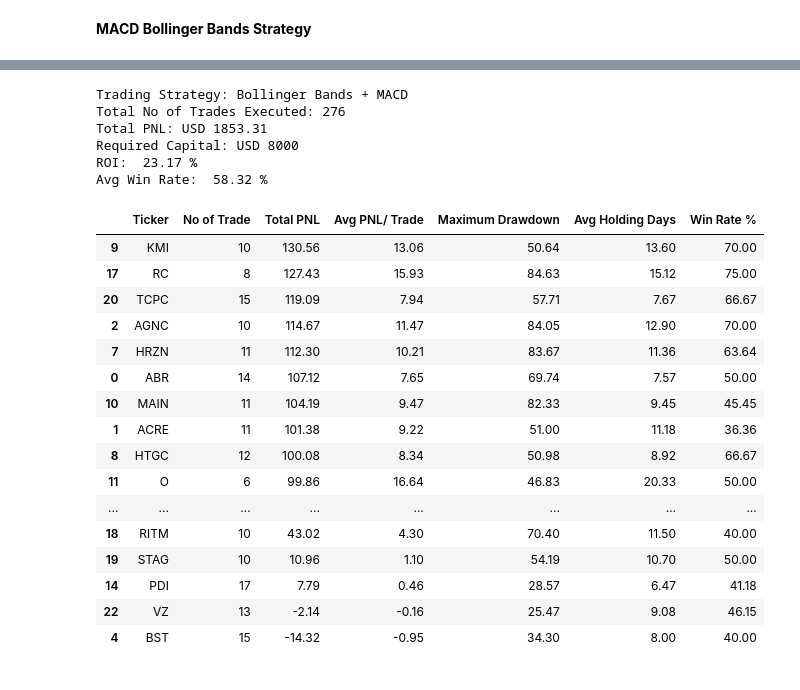
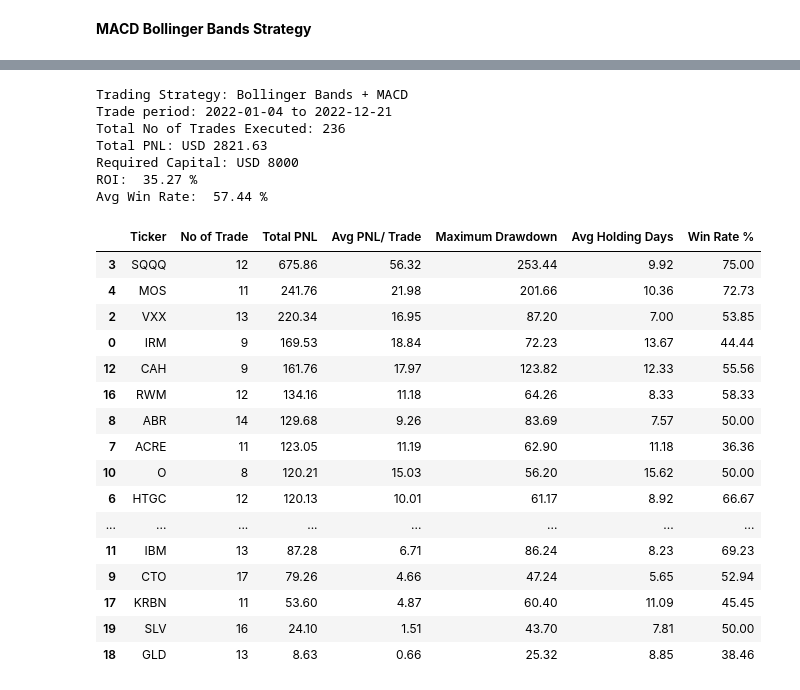
Before and after one commit to jade-lam/AlgorithmicTrading, a Jupyter notebook: Bollinger Bands Strategy Optimization.ipynb, the cells around one changed output, grey strips where cells are left out. Saved outputs shown, nothing was run; the diff lists cells and outputs as text; code cells hidden in the pictures.

```diff
--- a/Bollinger Bands Strategy Optimization.ipynb
+++ b/Bollinger Bands Strategy Optimization.ipynb
@@ -39,9 +39,9 @@ backtest_output_folder = '/content/drive/MyDrive/Colab Notebooks/Algorithmic tra
 # %%
 # define list of tickers to backtest
 #ticker_list = ['ARCC', 'STAG', 'O', 'WPC', 'MAIN', 'ABR', 'ACRE', 'DIVO', 'JEPI', 'LTC', 'OHI', 'PFLT', 'QYLD', 'SCHD', 'STOR', 'XRMI', 'TQQQ', 'TSLA', 'AAPL', 'GLD', 'SLV', 'GDX']
-#ticker_list = ['IRM', 'WPC', 'UVXY', 'SQQQ', 'MOS', 'ARCC', 'HTGC', 'ACRE', 'ABR', 'CTO', 'O', 'IBM', 'CAH', 'DLR', 'ORCC', 'ABBV', 'GLD', 'SLV']
+ticker_list = ['IRM', 'WPC', 'VXX', 'SQQQ', 'MOS', 'ARCC', 'HTGC', 'ACRE', 'ABR', 'CTO', 'O', 'IBM', 'CAH', 'DLR', 'ORCC', 'ABBV', 'RWM', 'KRBN', 'GLD', 'SLV']
 #ticker_list = ['AAPL', 'GOOG', 'AMZN', 'IBM', 'MU', 'GLD', 'SLV', 'QQQ', 'IWM', 'GME']
-ticker_list = ['ABR', 'ACRE', 'AGNC', 'ARCC', 'BST', 'EPD', 'EOS', 'HRZN', 'HTGC', 'KMI', 'MAIN', 'O', 'OHI', 'ORCC', 'PDI', 'PFLT', 'PNNT', 'RC', 'RITM', 'STAG', 'TCPC', 'UTG', 'VZ', 'WPC']
+#ticker_list = ['ABR', 'ACRE', 'AGNC', 'ARCC', 'BST', 'EPD', 'EOS', 'HRZN', 'HTGC', 'KMI', 'MAIN', 'O', 'OHI', 'ORCC', 'PDI', 'PFLT', 'PNNT', 'RC', 'RITM', 'STAG', 'TCPC', 'UTG', 'VZ', 'WPC']
 
 # define date range
 start_date = '2021-03-20'
@@ -118,9 +118,9 @@ for ticker in ticker_list:
 **3) Building the DataFrame List, Perform Backtesting**
 # %%
 #df_list = [ARCC, STAG, O, WPC, MAIN, ABR, ACRE, DIVO, JEPI, LTC, OHI, PFLT, QYLD, SCHD, STOR, XRMI, TQQQ, TSLA, AAPL, GLD, SLV, GDX]
-#df_list = [IRM, WPC, UVXY, SQQQ, MOS, ARCC, HTGC, ACRE, ABR, CTO, O, IBM, CAH, DLR, ORCC, ABBV, GLD, SLV]
+df_list = [IRM, WPC, VXX, SQQQ, MOS, ARCC, HTGC, ACRE, ABR, CTO, O, IBM, CAH, DLR, ORCC, ABBV, RWM, KRBN, GLD, SLV]
 #df_list = [AAPL, GOOG, AMZN, IBM, MU, GLD, SLV, QQQ, IWM, GME]
-df_list = [ABR, ACRE, AGNC, ARCC, BST, EPD, EOS, HRZN, HTGC, KMI, MAIN, O, OHI, ORCC, PDI, PFLT, PNNT, RC, RITM, STAG, TCPC, UTG, VZ, WPC]
+#df_list = [ABR, ACRE, AGNC, ARCC, BST, EPD, EOS, HRZN, HTGC, KMI, MAIN, O, OHI, ORCC, PDI, PFLT, PNNT, RC, RITM, STAG, TCPC, UTG, VZ, WPC]
 # %%
 # function to extract dataframe name
 def get_df_name(df):
@@ -187,7 +169,9 @@ def backtest_bbmacd(df):
     now_200EMA      = df.loc[i, '200EMA']
     now_rsi_6       = df.loc[i, 'RSI_6']
     now_rsi_14      = df.loc[i, 'RSI_14']
+    now_ADX         = df.loc[i, 'ADX']
     now_MFI         = df.loc[i, 'MFI']
+    now_willr       = df.loc[i, 'WILL%R']
     now_MACD        = df.loc[i, 'MACD']
     now_MACD_signal = df.loc[i, 'MACD_signal']
     now_bband_u     = df.loc[i, 'BBand_U']
@@ -269,42 +253,43 @@ for df in df_list:
 # %%
 # PNL for Bollinger Bands + MACD Strategy
 
-#measure_date = df_list[1].loc[1, 'Date']
-#end_date = df_list[1].loc[df.index[-1], 'Date']
+measure_date = df_list[1].loc[1, 'Date']
+end_date = df_list[1].loc[df.index[-1], 'Date']
 print('Trading Strategy: Bollinger Bands + MACD')
-#print('Trade period:', (measure_date.strftime('%Y-%m-%d')), 'to', end_date.strftime('%Y-%m-%d'))
+print('Trade period:', (measure_date.strftime('%Y-%m-%d')), 'to', end_date.strftime('%Y-%m-%d'))
 ROI = ((bbmacd_result_df['Total PNL'].sum()/ initial_capital)*100).round(2)
 MDD = bbmacd_result_df['Maximum Drawdown'].mean().round(2)
 print('Total No of Trades Executed:', (bbmacd_result_df['No of Trade'].sum()))
 print('Total PNL: USD', bbmacd_result_df['Total PNL'].sum().round(2))
 print('Required Capital: USD', initial_capital)
 print('ROI: ', ROI, '%')
 print('Avg Win Rate: ', round(bbmacd_result_df[bbmacd_result_df['No of Trade'] > 0]['Win Rate %'].mean(),2), '%')
 bbmacd_result_df[bbmacd_result_df['No of Trade'] > 0].sort_values(by=['Total PNL', 'Avg PNL/ Trade'], ascending=False)
 # %% [output]
 Trading Strategy: Bollinger Bands + MACD
-Total No of Trades Executed: 276
-Total PNL: USD 1853.31
+Trade period: 2022-01-04 to 2022-12-21
+Total No of Trades Executed: 236
+Total PNL: USD 2821.63
 Required Capital: USD 8000
-ROI:  23.17 %
-Avg Win Rate:  58.32 %
+ROI:  35.27 %
+Avg Win Rate:  57.44 %
 |  | Ticker | No of Trade | Total PNL | Avg PNL/ Trade | Maximum Drawdown | Avg Holding Days | Win Rate % |
-| 9 | KMI | 10 | 130.56 | 13.06 | 50.64 | 13.60 | 70.00 |
-| 17 | RC | 8 | 127.43 | 15.93 | 84.63 | 15.12 | 75.00 |
-| 20 | TCPC | 15 | 119.09 | 7.94 | 57.71 | 7.67 | 66.67 |
-| 2 | AGNC | 10 | 114.67 | 11.47 | 84.05 | 12.90 | 70.00 |
-| 7 | HRZN | 11 | 112.30 | 10.21 | 83.67 | 11.36 | 63.64 |
-| 0 | ABR | 14 | 107.12 | 7.65 | 69.74 | 7.57 | 50.00 |
-| 10 | MAIN | 11 | 104.19 | 9.47 | 82.33 | 9.45 | 45.45 |
-| 1 | ACRE | 11 | 101.38 | 9.22 | 51.00 | 11.18 | 36.36 |
-| 8 | HTGC | 12 | 100.08 | 8.34 | 50.98 | 8.92 | 66.67 |
-| 11 | O | 6 | 99.86 | 16.64 | 46.83 | 20.33 | 50.00 |
+| 3 | SQQQ | 12 | 675.86 | 56.32 | 253.44 | 9.92 | 75.00 |
+| 4 | MOS | 11 | 241.76 | 21.98 | 201.66 | 10.36 | 72.73 |
+| 2 | VXX | 13 | 220.34 | 16.95 | 87.20 | 7.00 | 53.85 |
+| 0 | IRM | 9 | 169.53 | 18.84 | 72.23 | 13.67 | 44.44 |
+| 12 | CAH | 9 | 161.76 | 17.97 | 123.82 | 12.33 | 55.56 |
+| 16 | RWM | 12 | 134.16 | 11.18 | 64.26 | 8.33 | 58.33 |
+| 8 | ABR | 14 | 129.68 | 9.26 | 83.69 | 7.57 | 50.00 |
+| 7 | ACRE | 11 | 123.05 | 11.19 | 62.90 | 11.18 | 36.36 |
+| 10 | O | 8 | 120.21 | 15.03 | 56.20 | 15.62 | 50.00 |
+| 6 | HTGC | 12 | 120.13 | 10.01 | 61.17 | 8.92 | 66.67 |
 | ... | ... | ... | ... | ... | ... | ... | ... |
-| 18 | RITM | 10 | 43.02 | 4.30 | 70.40 | 11.50 | 40.00 |
-| 19 | STAG | 10 | 10.96 | 1.10 | 54.19 | 10.70 | 50.00 |
-| 14 | PDI | 17 | 7.79 | 0.46 | 28.57 | 6.47 | 41.18 |
-| 22 | VZ | 13 | -2.14 | -0.16 | 25.47 | 9.08 | 46.15 |
-| 4 | BST | 15 | -14.32 | -0.95 | 34.30 | 8.00 | 40.00 |
+| 11 | IBM | 13 | 87.28 | 6.71 | 86.24 | 8.23 | 69.23 |
+| 9 | CTO | 17 | 79.26 | 4.66 | 47.24 | 5.65 | 52.94 |
+| 17 | KRBN | 11 | 53.60 | 4.87 | 60.40 | 11.09 | 45.45 |
+| 19 | SLV | 16 | 24.10 | 1.51 | 43.70 | 7.81 | 50.00 |
+| 18 | GLD | 13 | 8.63 | 0.66 | 25.32 | 8.85 | 38.46 |
 # %%
 def backtest_bbadxrsi(df):
   df_name = get_df_name(df)
```
Also changed, not shown: parts of 4 cells of this notebook.
